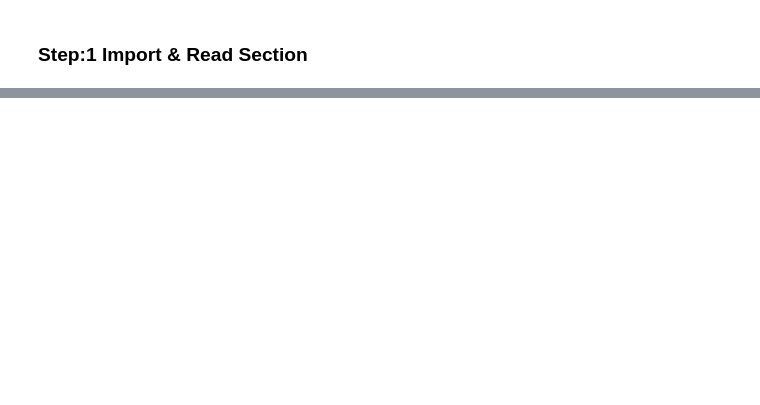
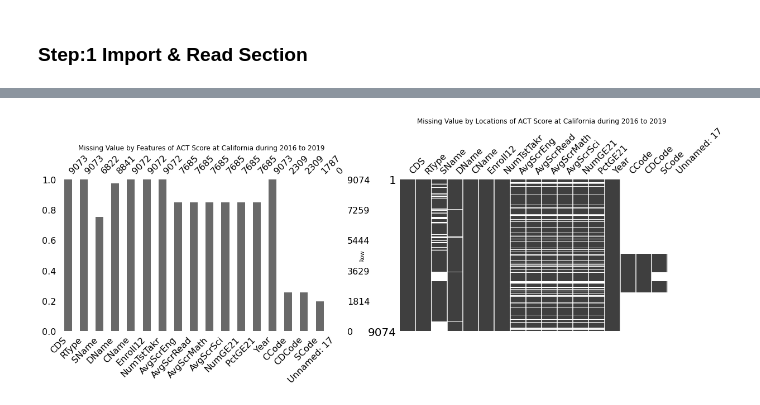
Before and after one commit to WarintornNawong/DSI_Project1, a Jupyter notebook: project1_test.ipynb, the cells around one changed output, grey strips where cells are left out. Cells and saved outputs as stored; diff of their text form; code cells hidden in the pictures; blank space fills up the shorter version.

```diff
--- a/project1_test.ipynb
+++ b/project1_test.ipynb
@@ -107,0 +13,8 @@ sat_2017
+# %%
+### Additional Files
+act17_ca = pd.read_excel(r'./additional data/ACT17_CA.xlsx',skiprows=5)
+act18_ca = pd.read_excel(r'./additional data/ACT18_CA.xlsx',skiprows=5)
+act20_ca = pd.read_excel(r'./additional data/ACT20_CA.xlsx',skiprows=5)
+sat17_ca = pd.read_excel(r'./additional data/SAT17_CA.xlsx')
+sat18_ca = pd.read_excel(r'./additional data/SAT18_CA.xlsx')
+sat20_ca = pd.read_excel(r'./additional data/SAT20_CA.xlsx',skiprows=5)
@@ -107,0 +23,7 @@ sat_2017
+# %%
+act17_ca['Year'] = '2016-17'
+act18_ca['Year'] = '2017-18'
+act20_ca['Year'] = '2019-20'
+sat17_ca['Year'] = '2016-17'
+sat18_ca['Year'] = '2017-18'
+sat20_ca['Year'] = '2019-20'
@@ -107,0 +110,3 @@ sat_2017
+# %%
+act_ca = pd.concat([act17_ca,act18_ca,act19_ca,act20_ca])
+sat_ca = pd.concat([sat17_ca,sat18_ca,sat19_ca,sat20_ca])
@@ -107,0 +129,4 @@ sat_2017
+# %%
+missing_function(act_ca,'ACT Score at California during 2016 to 2019')
+# %% [output]
+[figure, added]
```
Also changed, not shown: parts of 47 cells of this notebook.
